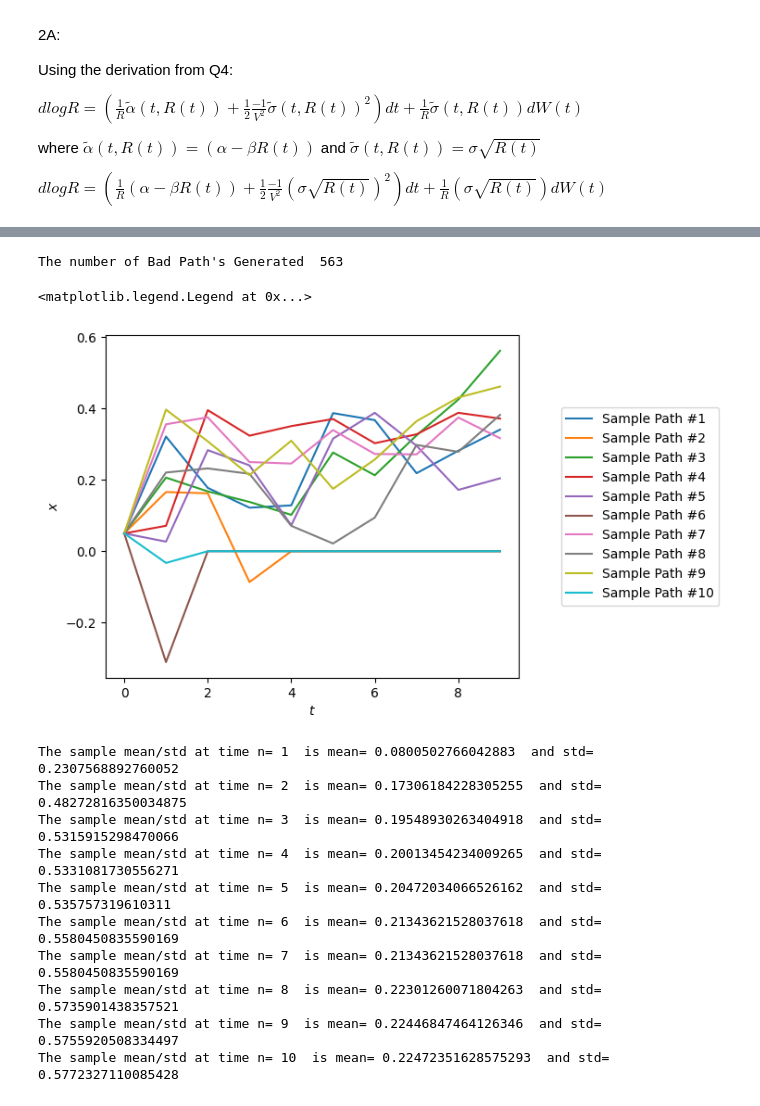
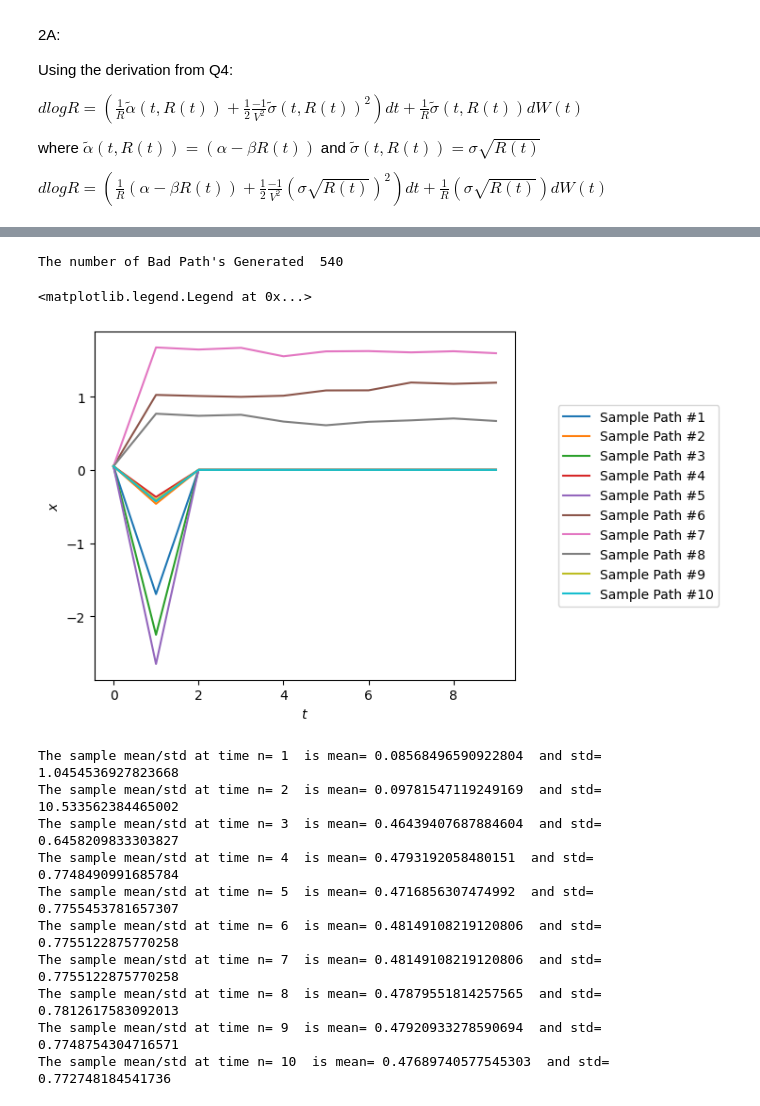
Before and after one commit to jakekali/Financial_Signal_Proccessing_Toolkit, a Jupyter notebook: examples/Cox-Ingersoll-RossInterestRateModel.ipynb, the cells around one changed output, grey strips where cells are left out. Saved outputs shown, nothing was run; the diff lists cells and outputs as text; code cells hidden in the pictures.

```diff
--- a/examples/Cox-Ingersoll-RossInterestRateModel.ipynb
+++ b/examples/Cox-Ingersoll-RossInterestRateModel.ipynb
@@ -106,15 +106,15 @@ alpha = 0.10 * beta
 sigma = 0.5
 r = 0.05
 
-def Beta(x : float) -> float:
-    return (1/x) * (alpha - (x * beta)) + (1/x**2) * (1/2) * (sigma * np.sqrt(x))**2
-
-def Gamma(x : float) -> float:
-    return (1/x) * (sigma * np.sqrt(x))
-
+def Beta_log(x : float) -> float:
+    # return (1/np.log(x)) * (alpha - (np.log(x) * beta)) + (1/np.log(x)**2) * (1/2) * (sigma * np.log(x/2))**2
+    return  (1/x * (alpha - beta * x) + 0.5 * (-1 / x**2) * sigma**2 * x)
+def Gamma_log(x : float) -> float:
+    # return (1/np.log(x)) * (sigma * np.log(x/2))
+    return 1/x * sigma
 fig, ax = plt.subplots()
 
-cir = stochCalc.SDE(X0=r, lambda_t=0.01, N=10, Beta=Beta, Gamma=Gamma)
+cir = stochCalc.SDE(X0=r, lambda_t=0.01, N=10, Beta=Beta_log, Gamma=Gamma_log)
 paths = cir.getValidPaths(M=1000, greaterThanZero=False, stopBelowZero=True)
 path_summary = []
 
@@ -126,35 +126,35 @@ path_5 = []
 path_6 = []
 path_7 = []
 path_8 = []
 path_9 = []
 
 
 for i, pather in enumerate(paths):
     path_1.append(pather[1])
     path_2.append(pather[2])
     path_3.append(pather[3])
     path_4.append(pather[4])
     path_5.append(pather[5])
     path_6.append(pather[6])
     path_7.append(pather[7])
     path_8.append(pather[8])
     path_9.append(pather[9])
 
     if i < 10:
 
         ax.plot(pather, label="Sample Path #" + str(i+1))
         ax.set_xlabel("$t$")
         ax.set_ylabel("$x$")
 
 print("The number of Bad Path's Generated ", cir.badPathCounter)
 
 pos = ax.get_position()
 ax.set_position([pos.x0, pos.y0, pos.width * 0.9, pos.height])
 ax.legend(loc='center right', bbox_to_anchor=(1.5, 0.5))
 # %% [output]
-The number of Bad Path's Generated  563
+The number of Bad Path's Generated  540
 <matplotlib.legend.Legend at 0x...>
-[figure, old version]
+[figure, new version]
 # %%
 paths_10 = [path_1, path_2, path_3, path_4, path_5, path_6,
             path_6, path_7, path_8, path_9]
@@ -166,16 +166,16 @@ for i, index in enumerate(paths_10):
     stats_log_mean.append(np.mean(index))
     stats_log_std.append(np.std(index, ddof=1))
 # %% [output]
-The sample mean/std at time n= 1  is mean= 0.0800502766042883  and std= 0.2307568892760052
-The sample mean/std at time n= 2  is mean= 0.17306184228305255  and std= 0.48272816350034875
-The sample mean/std at time n= 3  is mean= 0.19548930263404918  and std= 0.5315915298470066
-The sample mean/std at time n= 4  is mean= 0.20013454234009265  and std= 0.5331081730556271
-The sample mean/std at time n= 5  is mean= 0.20472034066526162  and std= 0.535757319610311
-The sample mean/std at time n= 6  is mean= 0.21343621528037618  and std= 0.5580450835590169
-The sample mean/std at time n= 7  is mean= 0.21343621528037618  and std= 0.5580450835590169
-The sample mean/std at time n= 8  is mean= 0.22301260071804263  and std= 0.5735901438357521
-The sample mean/std at time n= 9  is mean= 0.22446847464126346  and std= 0.5755920508334497
-The sample mean/std at time n= 10  is mean= 0.22472351628575293  and std= 0.5772327110085428
+The sample mean/std at time n= 1  is mean= 0.08568496590922804  and std= 1.0454536927823668
+The sample mean/std at time n= 2  is mean= 0.09781547119249169  and std= 10.533562384465002
+The sample mean/std at time n= 3  is mean= 0.46439407687884604  and std= 0.6458209833303827
+The sample mean/std at time n= 4  is mean= 0.4793192058480151  and std= 0.7748490991685784
+The sample mean/std at time n= 5  is mean= 0.4716856307474992  and std= 0.7755453781657307
+The sample mean/std at time n= 6  is mean= 0.48149108219120806  and std= 0.7755122875770258
+The sample mean/std at time n= 7  is mean= 0.48149108219120806  and std= 0.7755122875770258
+The sample mean/std at time n= 8  is mean= 0.47879551814257565  and std= 0.7812617583092013
+The sample mean/std at time n= 9  is mean= 0.47920933278590694  and std= 0.7748754304716571
+The sample mean/std at time n= 10  is mean= 0.47689740577545303  and std= 0.772748184541736
 # %%
 #graph this line
 def rt_mean(x):
```
Also changed, not shown: parts of 4 cells of this notebook, 6 other files.
